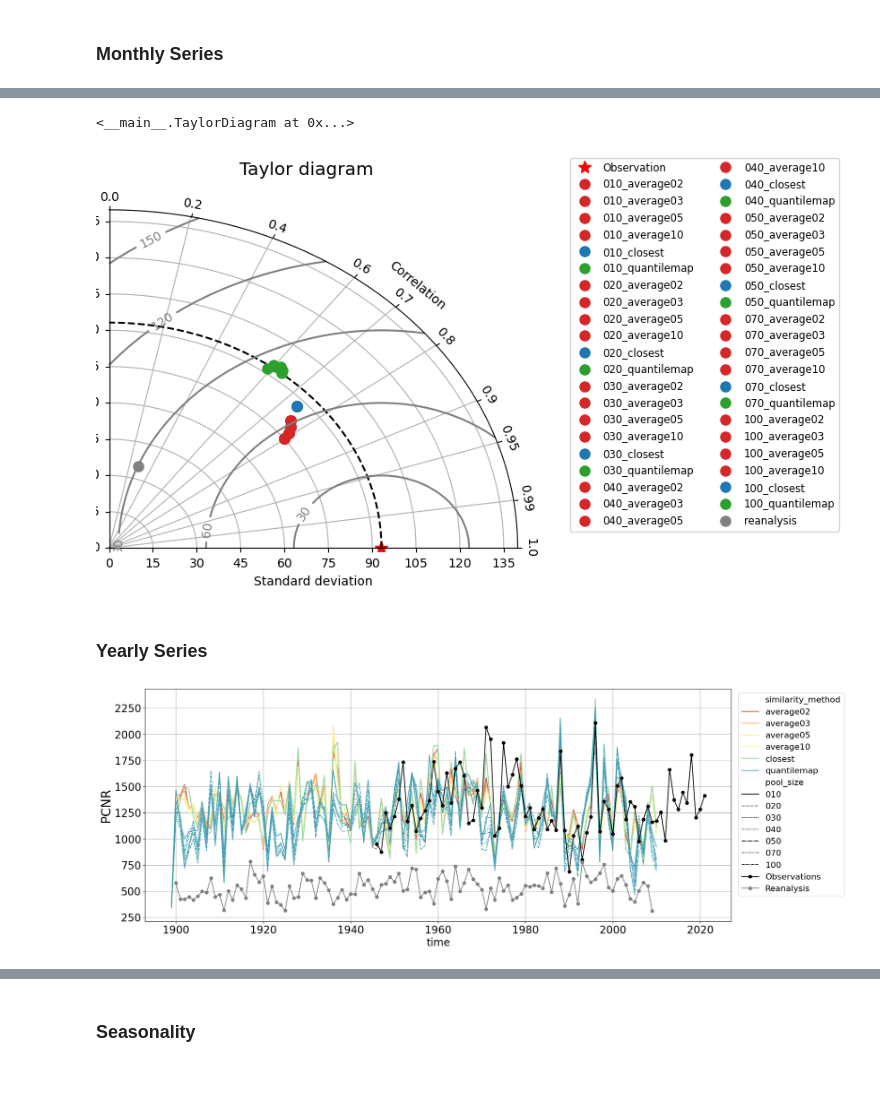
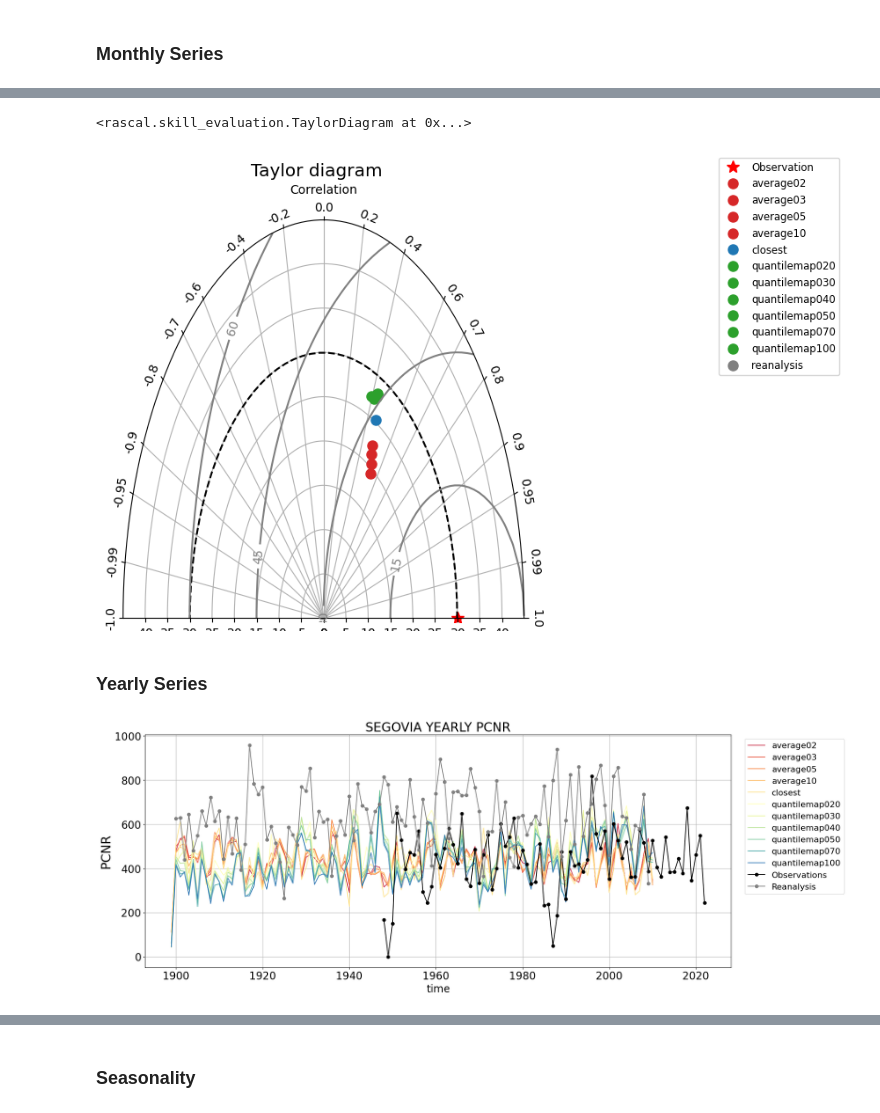
Before and after one commit to alvaro-gc95/RASCAL, a Jupyter notebook: Reconstruction Validation.ipynb, the cells around one changed output, grey strips where cells are left out. Drawn from its saved outputs; the diff is of its cells as text; code cells hidden in the pictures; blank space fills up the shorter version.

```diff
--- a/Reconstruction Validation.ipynb
+++ b/Reconstruction Validation.ipynb
@@ -27,7 +29,7 @@ reconstructions_directory = "./output/"
 initial_year = 1900
 final_year = 2010
 
-station_to_validate = "navacerrada"
+station_to_validate = "segovia"
 variable_to_validate = "PCNR"
 
 groupings = {
@@ -50,6 +52,13 @@ reanalysis_grouping = {
     "TMIN": "1D_min",
     "PCNR": "1D_sum"
 }
+
+units = {
+    "TMEAN": "[$^\circ$C]",
+    "TMAX": "[$^\circ$C]",
+    "TMIN": "[$^\circ$C]",
+    "PCNR": "[mm]"
+}
 # %% [markdown]
 ### STATION DATA
 # %%
@@ -623,7 +233,8 @@ dia = taylor_test(station_daily_std, daily_skill)
 # %% [markdown]
 ### Monthly Series
 # %%
-reconstructions_monthly = get_ensemble(
+reconstructions_monthly = rascal.skill_evaluation.get_ensemble(
+    filepath=reconstructions_directory,
     station_to_validate=station_to_validate,
     variable_to_validate=variable_to_validate,
     freq='1m',
@@ -656,18 +269,17 @@ plt.show()
-# %%
-station_data_monthly = station_data_monthly["PCNR"].to_frame()
 # %%
-monthly_ensemble = get_ensemble_as_dict(reconstructions_monthly)
+monthly_ensemble = rascal.skill_evaluation.ensemble_to_dict(reconstructions_monthly)
 monthly_ensemble["reanalysis"] = reanalysis_data_monthly
 
-station_monthly_std, monthly_skill = get_skill(
+station_monthly_std, monthly_skill = rascal.skill_evaluation.get_skill(
     observation=station_data_monthly,
-    simulations=monthly_ensemble
+    simulations=monthly_ensemble,
+    variable=variable_to_validate
 )
 # %%
-taylor_test(station_monthly_std, monthly_skill)
+rascal.skill_evaluation.taylor_test(station_monthly_std, monthly_skill)
 # %% [output]
-<__main__.TaylorDiagram at 0x...>
+<rascal.skill_evaluation.TaylorDiagram at 0x...>
-[figure, old version]
+[figure, new version]
 # %% [markdown]
 ### Yearly Series
 # %%
@@ -701,7 +319,6 @@ sns.lineplot(
     x="time",
     y=variable_to_validate,
     hue="similarity_method",
-    style="pool_size",
     palette="Spectral"
 )
 station_data_yearly[variable_to_validate][1:-1].plot(ax=ax, color="black", label="Observations", marker="o")
@@ -709,8 +326,10 @@ reanalysis_data_yearly[variable_to_validate][1:-1].plot(ax=ax, color="grey", lab
 ax.legend(loc='upper right', ncol=1, bbox_to_anchor=[1.2, 1], fontsize=16)
 
 ax.set_ylabel(variable_to_validate, fontsize=24)
+# ax.set_xlim(years[0], years[-1])
+ax.set_title(station.name.upper() + " YEARLY " + variable_to_validate)
+ax.grid()
 
-ax.grid()
 plt.show()
 # %% [output]
-[figure, old version]
+[figure, new version]
```
Also changed, not shown: parts of 41 cells of this notebook, 11 other files.
